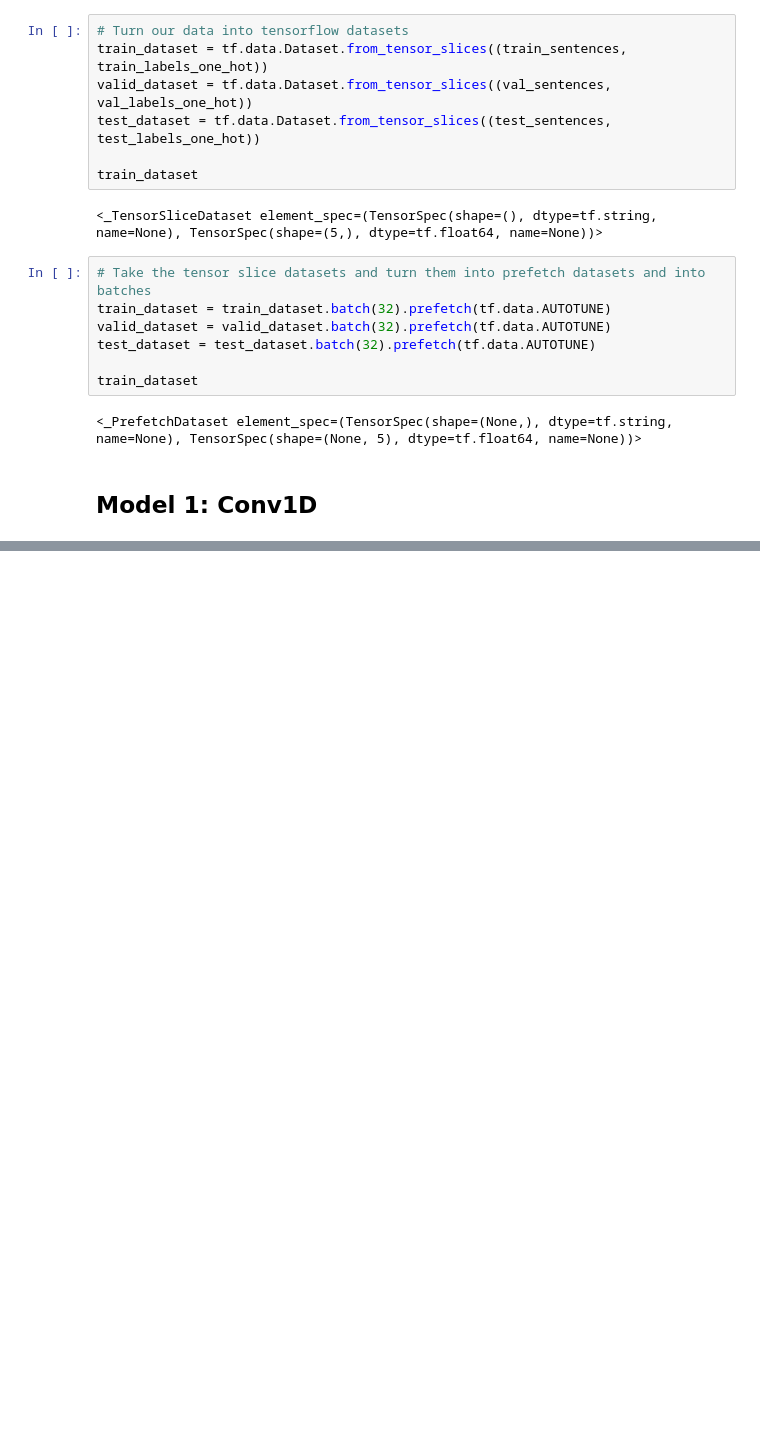
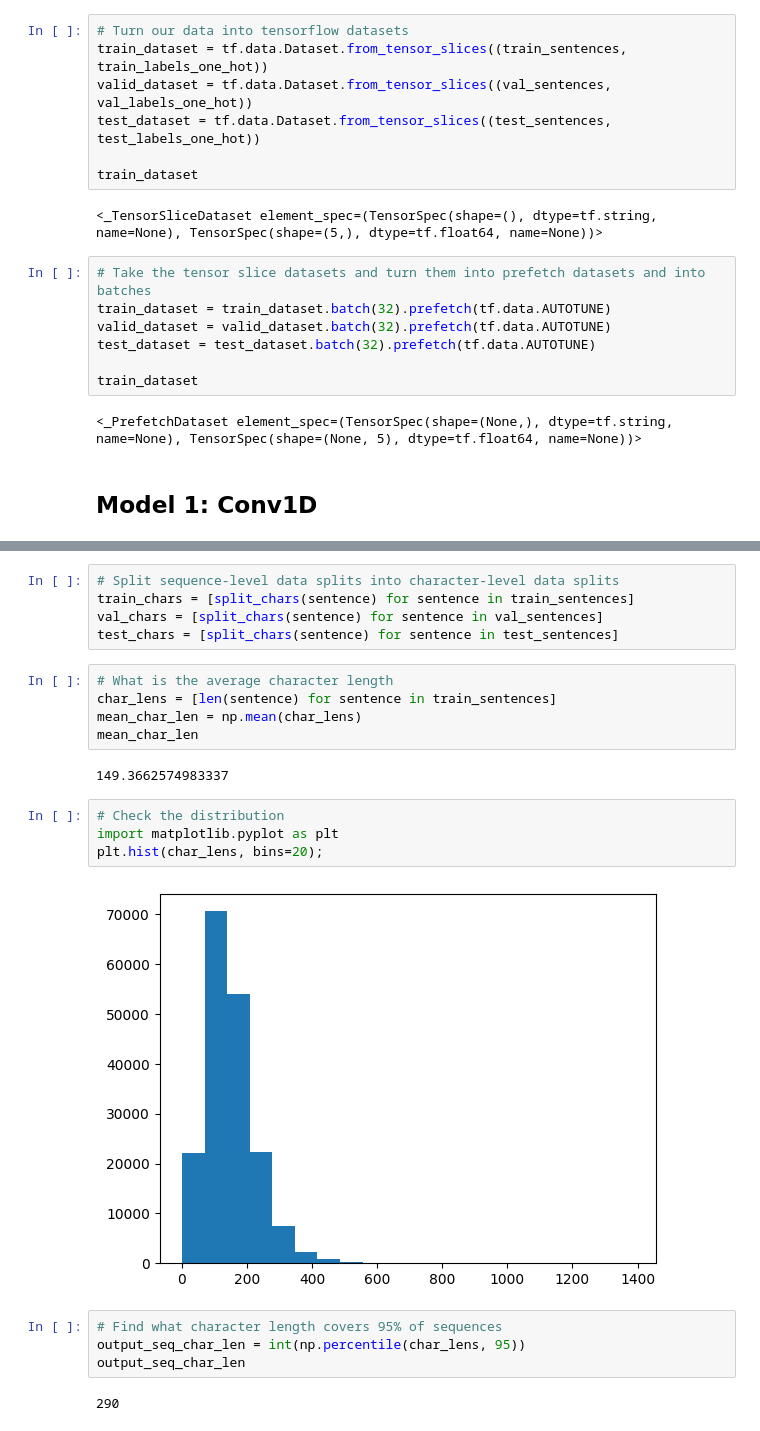
Before and after one commit to kacper-dobrow/tensorflow-course, a Jupyter notebook: 09_SkimLit_nlp_milestone_project.ipynb, the cells around one changed output, grey strips where cells are left out. Cells and saved outputs as stored; diff of their text form; blank space fills up the shorter version.

```diff
--- a/09_SkimLit_nlp_milestone_project.ipynb
+++ b/09_SkimLit_nlp_milestone_project.ipynb
@@ -582,0 +713,24 @@ baseline_results
+# %%
+# Split sequence-level data splits into character-level data splits
+train_chars = [split_chars(sentence) for sentence in train_sentences]
+val_chars = [split_chars(sentence) for sentence in val_sentences]
+test_chars = [split_chars(sentence) for sentence in test_sentences]
+# %%
+# What is the average character length
+char_lens = [len(sentence) for sentence in train_sentences]
+mean_char_len = np.mean(char_lens)
+mean_char_len
+# %% [output]
+149.3662574983337
+# %%
+# Check the distribution
+import matplotlib.pyplot as plt
+plt.hist(char_lens, bins=20);
+# %% [output]
+[figure, added]
+# %%
+# Find what character length covers 95% of sequences
+output_seq_char_len = int(np.percentile(char_lens, 95))
+output_seq_char_len
+# %% [output]
+290
```
Also changed, not shown: parts of 58 cells of this notebook.
